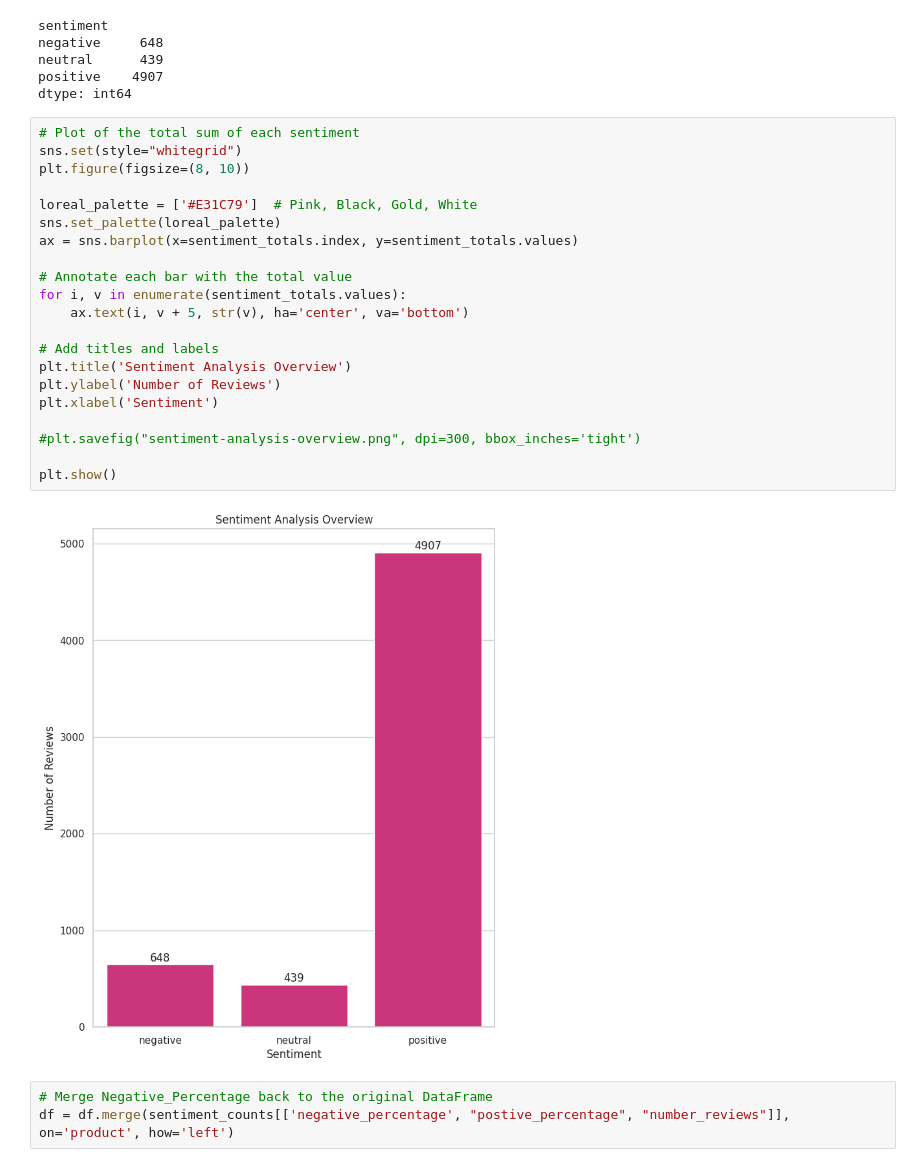
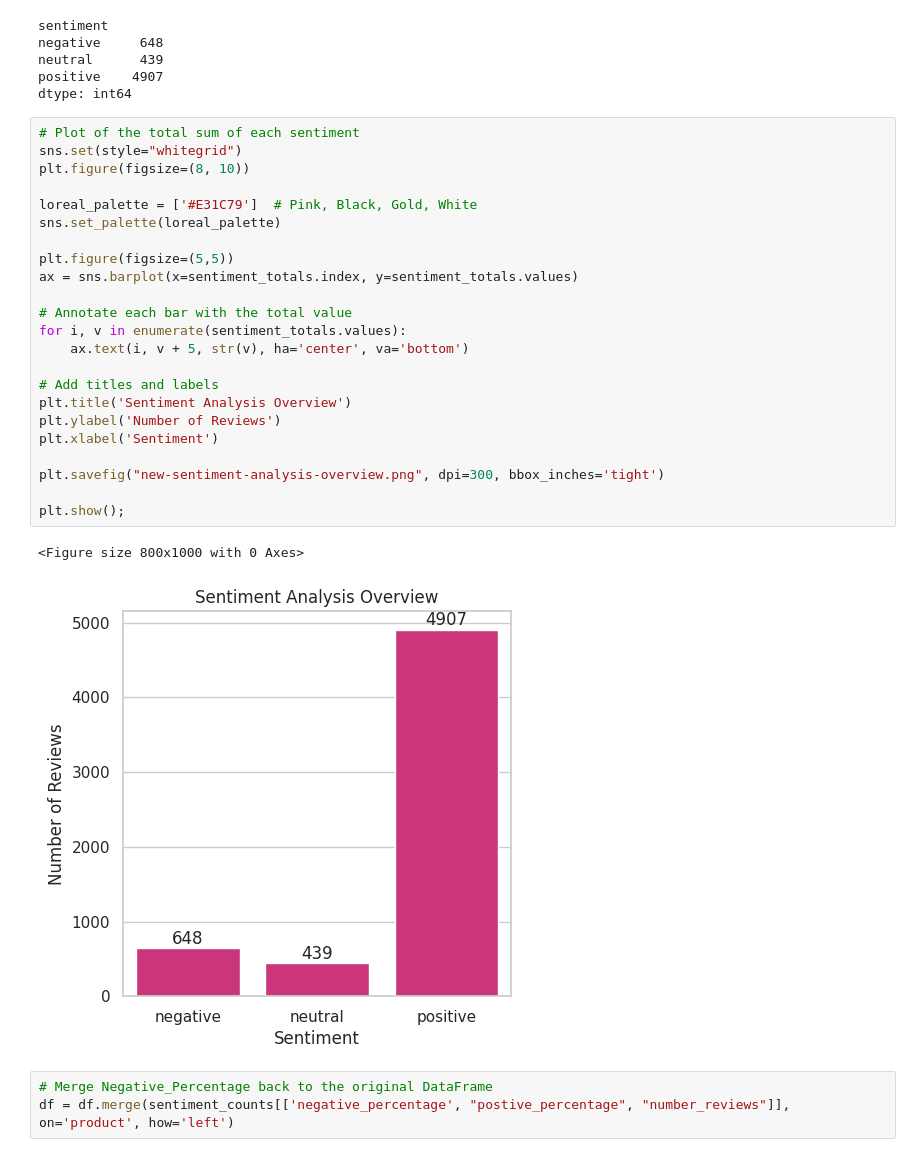
Before and after one commit to daniel-ndirangu/Garnier-Sentiment-Analysis, a Jupyter notebook: Sentiment-Analysis.ipynb, the cells around one changed output. Drawn from its saved outputs; the diff is of its cells as text.

```diff
--- a/Sentiment-Analysis.ipynb
+++ b/Sentiment-Analysis.ipynb
@@ -418,26 +418,29 @@ dtype: int64
 # %%
 # Plot of the total sum of each sentiment
 sns.set(style="whitegrid")
 plt.figure(figsize=(8, 10))
 
 loreal_palette = ['#E31C79']  # Pink, Black, Gold, White
 sns.set_palette(loreal_palette)
+
+plt.figure(figsize=(5,5))
 ax = sns.barplot(x=sentiment_totals.index, y=sentiment_totals.values)
 
 # Annotate each bar with the total value
 for i, v in enumerate(sentiment_totals.values):
     ax.text(i, v + 5, str(v), ha='center', va='bottom')
 
 # Add titles and labels
 plt.title('Sentiment Analysis Overview')
 plt.ylabel('Number of Reviews')
 plt.xlabel('Sentiment')
 
-#plt.savefig("sentiment-analysis-overview.png", dpi=300, bbox_inches='tight')
+plt.savefig("new-sentiment-analysis-overview.png", dpi=300, bbox_inches='tight')
 
-plt.show()
+plt.show();
 # %% [output]
+<Figure size 800x1000 with 0 Axes>
-[figure, old version]
+[figure, new version]
 # %%
 # Merge Negative_Percentage back to the original DataFrame
 df = df.merge(sentiment_counts[['negative_percentage', "postive_percentage", "number_reviews"]], on='product', how='left')
```
Also changed, not shown: 1 other file.
